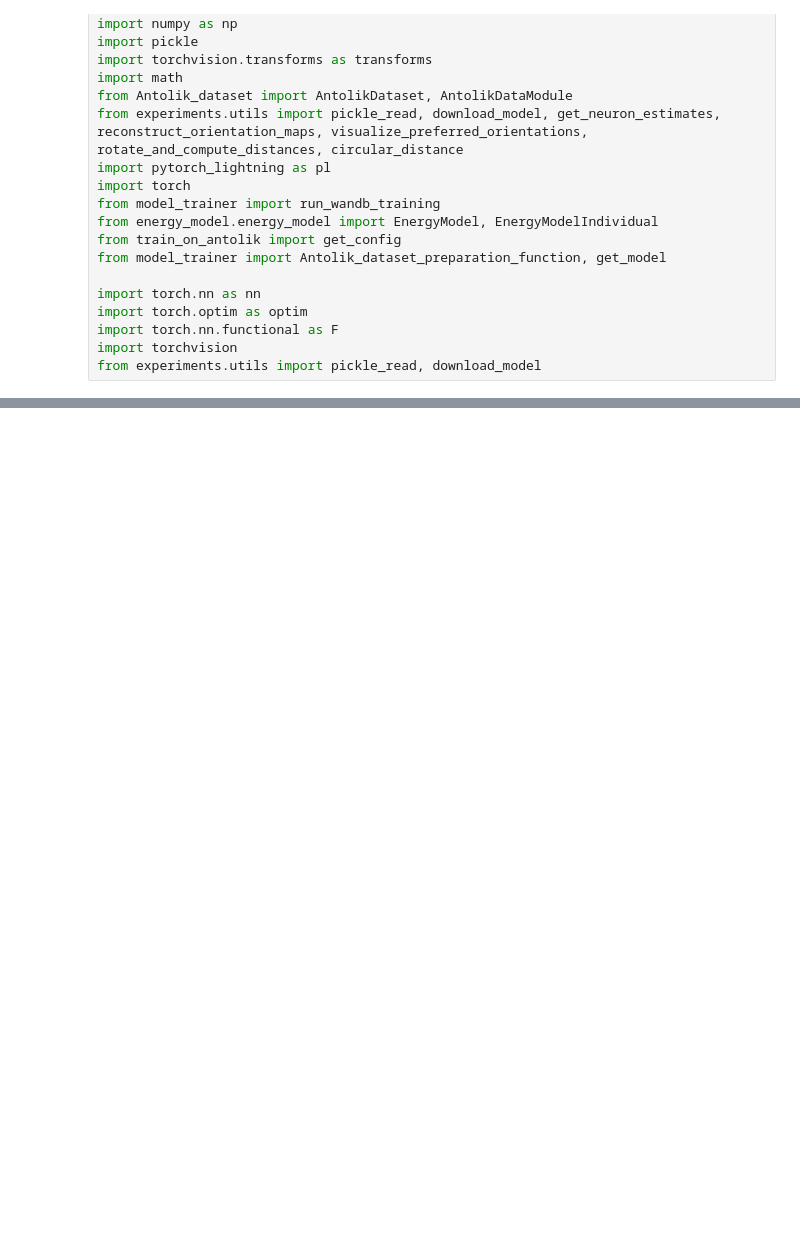
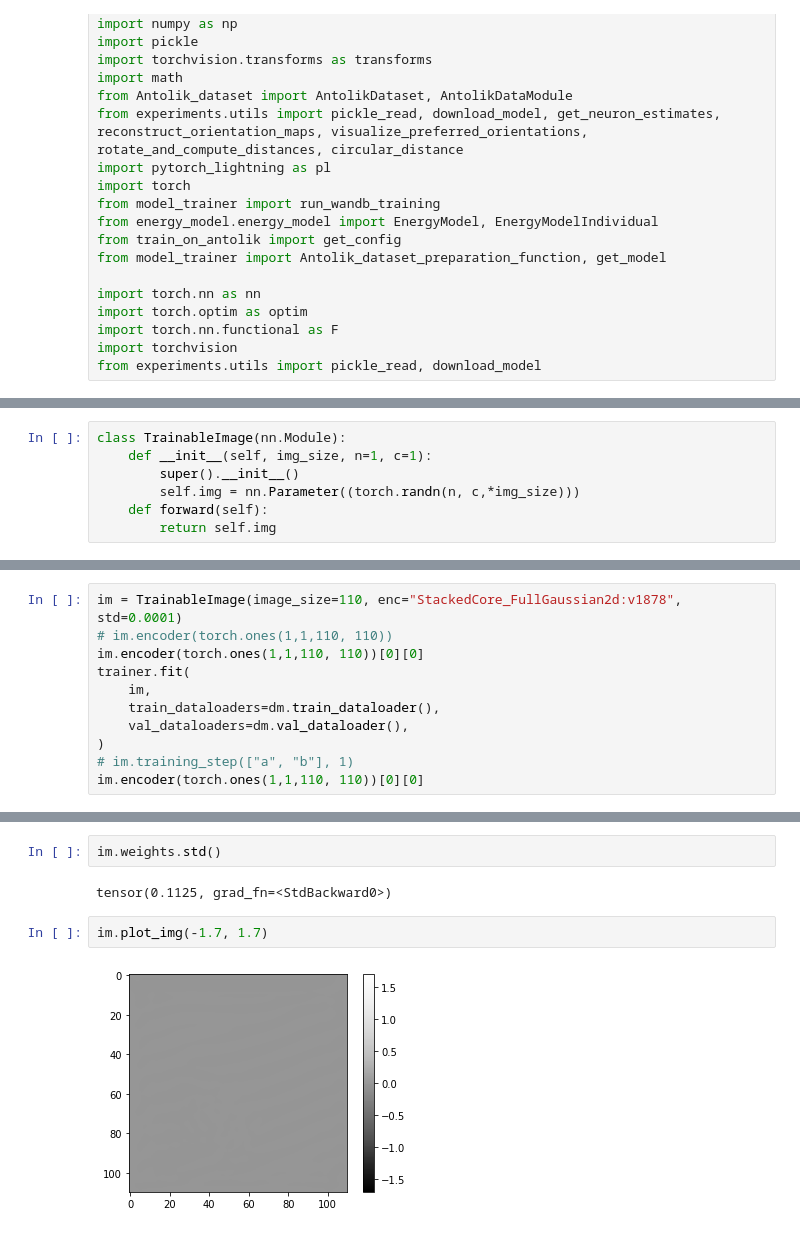
Before and after one commit to mpicek/reCNN_visual_prosthesis, a Jupyter notebook: experiments/MEI.ipynb, the cells around one changed output, grey strips where cells are left out. Cells and saved outputs as stored; diff of their text form; blank space fills up the shorter version.

```diff
--- a/experiments/MEI.ipynb
+++ b/experiments/MEI.ipynb
@@ -231,0 +124,7 @@ plt.imshow(w2)
+# %%
+class TrainableImage(nn.Module):
+    def __init__(self, img_size, n=1, c=1):
+        super().__init__()
+        self.img = nn.Parameter((torch.randn(n, c,*img_size)))
+    def forward(self):
+        return self.img
@@ -231,0 +468,11 @@ plt.imshow(w2)
+# %%
+im = TrainableImage(image_size=110, enc="StackedCore_FullGaussian2d:v1878", std=0.0001)
+# im.encoder(torch.ones(1,1,110, 110))
+im.encoder(torch.ones(1,1,110, 110))[0][0]
+trainer.fit(
+    im,
+    train_dataloaders=dm.train_dataloader(),
+    val_dataloaders=dm.val_dataloader(),
+)
+# im.training_step(["a", "b"], 1)
+im.encoder(torch.ones(1,1,110, 110))[0][0]
@@ -231,0 +501,8 @@ plt.imshow(w2)
+# %%
+im.weights.std()
+# %% [output]
+tensor(0.1125, grad_fn=<StdBackward0>)
+# %%
+im.plot_img(-1.7, 1.7)
+# %% [output]
+[figure, added]
```
Also changed, not shown: parts of 39 cells of this notebook.
